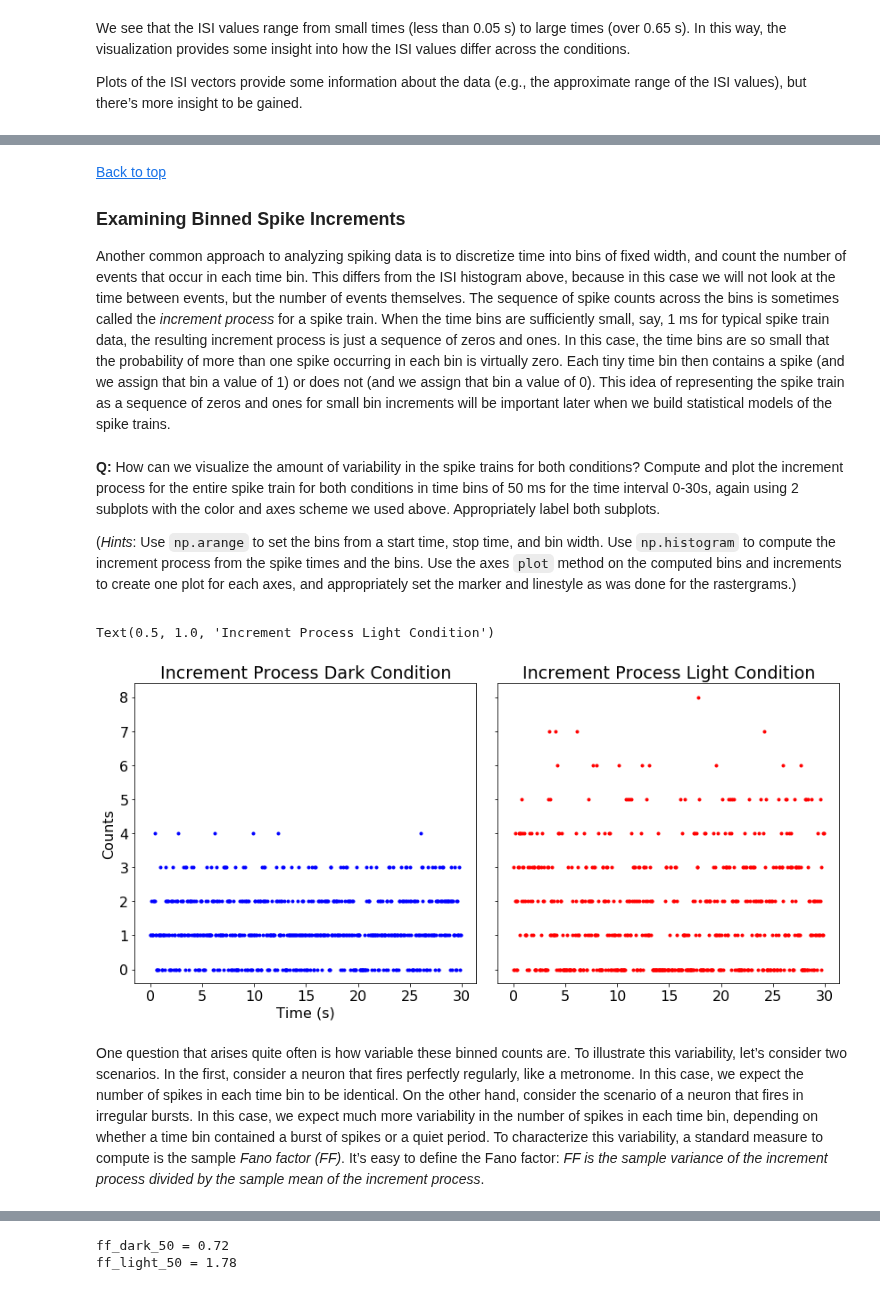
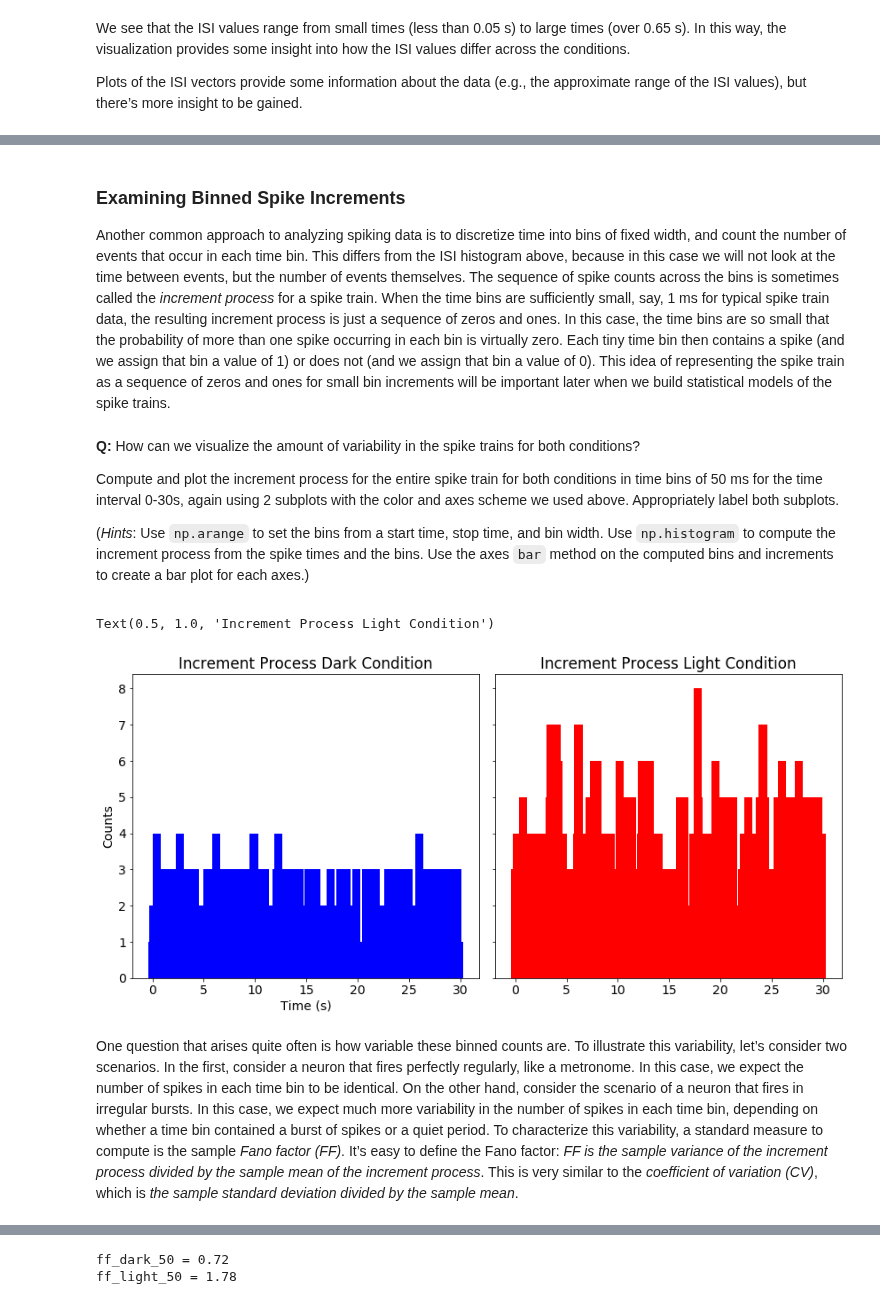
Before and after one commit to jaib1/Case-Studies-Python, a Jupyter notebook: content/08/basic-visualizations-and-descriptive-statistics-of-spike-train-data.ipynb, the cells around one changed output, grey strips where cells are left out. Cells and saved outputs as stored; diff of their text form; code cells hidden in the pictures.

```diff
--- a/content/08/basic-visualizations-and-descriptive-statistics-of-spike-train-data.ipynb
+++ b/content/08/basic-visualizations-and-descriptive-statistics-of-spike-train-data.ipynb
@@ -55,6 +56,7 @@ import scipy
 import scipy.io as sio
 import scipy.stats as stats
 import numpy as np
+from statsmodels.stats.multitest import multipletests
 import matplotlib.pyplot as plt
 from matplotlib import rcParams
 %matplotlib inline
@@ -62,7 +64,7 @@ from matplotlib import rcParams
 # Set defaults for figure size, tight layout, and font size.
 rcParams['figure.figsize'] = (12,6)
 rcParams['figure.autolayout'] = True
-rcParams.update({'font.size': 16})
+rcParams.update({'font.size': 14})
 # %% [markdown]
 <div class="question">
 
@@ -74,7 +76,7 @@ rcParams.update({'font.size': 16})
 # %%
 ## Load and print info on data
 
-data = sio.loadmat('Ch8-spikes-1.mat')
+data = sio.loadmat('CH8-spikes-1.mat')
 data.keys()
 # %% [output]
 dict_keys(['__header__', '__version__', '__globals__', 'SpikesLow', 'SpikesHigh'])
@@ -170,11 +183,6 @@ These calculations show us that the firing rate was higher in the light conditio
 </div>
 # %%
 ## Plot rastergrams of spike trains for both conditions
-
-# Set defaults for figure size, tight layout, and font size.
-rcParams['figure.figsize'] = (12,6)
-rcParams['figure.autolayout'] = True
-rcParams.update({'font.size': 16})
 
 # Create a figure.
 fig1, ax1 = plt.subplots()
@@ -459,46 +479,49 @@ The intervals of rapid spiking produce many shorter ISIs, and the longer interva
 
 </div>
 # %% [markdown]
-[Back to top](#top)
-<a id="bsi"></a>
+<a id="BSIs"></a>
 ### Examining Binned Spike Increments
 
 Another common approach to analyzing spiking data is to discretize time into bins of fixed width, and count the number of events that occur in each time bin. This differs from the ISI histogram above, because in this case we will not look at the time between events, but the number of events themselves. The sequence of spike counts across the bins is sometimes called the *increment process* for a spike train. When the time bins are sufficiently small, say, 1 ms for typical spike train data, the resulting increment process is just a sequence of zeros and ones. In this case, the time bins are so small that the probability of more than one spike occurring in each bin is virtually zero. Each tiny time bin then contains a spike (and we assign that bin a value of 1) or does not (and we assign that bin a value of 0). This idea of representing the spike train as a sequence of zeros and ones for small bin increments will be important later when we build statistical models of the spike trains.
 # %% [markdown]
 <div class="question">
 
-**Q:** How can we visualize the amount of variability in the spike trains for both conditions? Compute and plot the increment process for the entire spike train for both conditions in time bins of 50 ms for the time interval 0-30s, again using 2 subplots with the color and axes scheme we used above. Appropriately label both subplots.
+**Q:** How can we visualize the amount of variability in the spike trains for both conditions?
 
-(*Hints*: Use `np.arange` to set the bins from a start time, stop time, and bin width. Use `np.histogram` to compute the increment process from the spike times and the bins. Use the axes `plot` method on the computed bins and increments to create one plot for each axes, and appropriately set the marker and linestyle as was done for the rastergrams.)
+Compute and plot the increment process for the entire spike train for both conditions in time bins of 50 ms for the time interval 0-30s, again using 2 subplots with the color and axes scheme we used above. Appropriately label both subplots.
+
+(*Hints*: Use `np.arange` to set the bins from a start time, stop time, and bin width. Use `np.histogram` to compute the increment process from the spike times and the bins. Use the axes `bar` method on the computed bins and increments to create a bar plot for each axes.)
 
 </div>
 # %%
 ## Compute the increment process for both conditions
 
 # Set the bins
 bin_length = 0.050 # 50 ms
 bins = np.arange(0, 30, bin_length)
 
 # Compute the increments (only return the first output argument, the histogram;
 # we don't need the second, the bin edges).
 increment_dark_50, _ = np.histogram(ts_dark, bins)
-increment_light_50, _ = np.histogram(ts_light, bins)
+# this is the preferred way to return a single output from a multi-output function call:
+# see: https://stackoverflow.com/questions/431866/ignore-python-multiple-return-value
+increment_light_50  = np.histogram(ts_light, bins)[0]
 
-# Plot the increments.
+# Create a bar plot of the increments.
 fig5, ax5 = plt.subplots(nrows=1, ncols=2, sharex=True, sharey=True, figsize=(12,6))
 # Exclude the last element in `bins` when plotting, so the number of elements
 # matches the number of elements of the increments.
-ax5[0].plot(bins[:-1], increment_dark_50, color='b', marker='.', linestyle='')
-ax5[1].plot(bins[:-1], increment_light_50, color='r', marker='.', linestyle='')
+ax5[0].bar(bins[:-1], increment_dark_50, color='b')
+ax5[1].bar(bins[:-1], increment_light_50, color='r')
 ax5[0].set_xlabel('Time (s)')
 ax5[0].set_ylabel('Counts')
 ax5[0].set_title('Increment Process Dark Condition')
 ax5[1].set_title('Increment Process Light Condition')
 # %% [output]
 Text(0.5, 1.0, 'Increment Process Light Condition')
-[figure, old version]
+[figure, new version]
 # %% [markdown]
-One question that arises quite often is how variable these binned counts are. To illustrate this variability, let’s consider two scenarios. In the first, consider a neuron that fires perfectly regularly, like a metronome. In this case, we expect the number of spikes in each time bin to be identical. On the other hand, consider the scenario of a neuron that fires in irregular bursts. In this case, we expect much more variability in the number of spikes in each time bin, depending on whether a time bin contained a burst of spikes or a quiet period. To characterize this variability, a standard measure to compute is the sample *Fano factor (FF)*. It’s easy to define the Fano factor: *FF is the sample variance of the increment process divided by the sample mean of the increment process*.
+One question that arises quite often is how variable these binned counts are. To illustrate this variability, let’s consider two scenarios. In the first, consider a neuron that fires perfectly regularly, like a metronome. In this case, we expect the number of spikes in each time bin to be identical. On the other hand, consider the scenario of a neuron that fires in irregular bursts. In this case, we expect much more variability in the number of spikes in each time bin, depending on whether a time bin contained a burst of spikes or a quiet period. To characterize this variability, a standard measure to compute is the sample *Fano factor (FF)*. It’s easy to define the Fano factor: *FF is the sample variance of the increment process divided by the sample mean of the increment process*. This is very similar to the *coefficient of variation (CV)*, which is *the sample standard deviation divided by the sample mean*.
 # %% [markdown]
 <div class="question">
 
```
Also changed, not shown: parts of 74 cells of this notebook, 1 other file.
